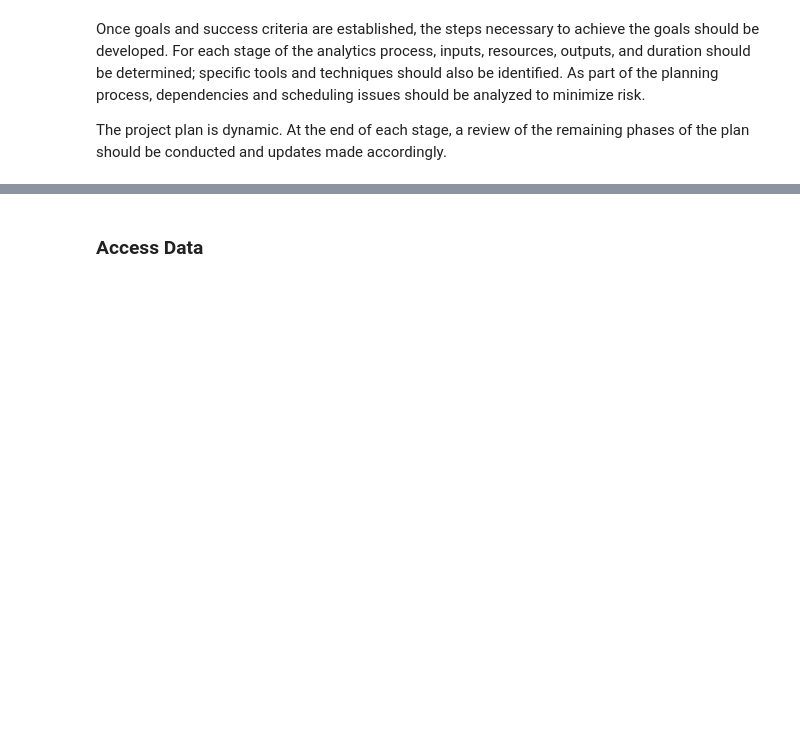
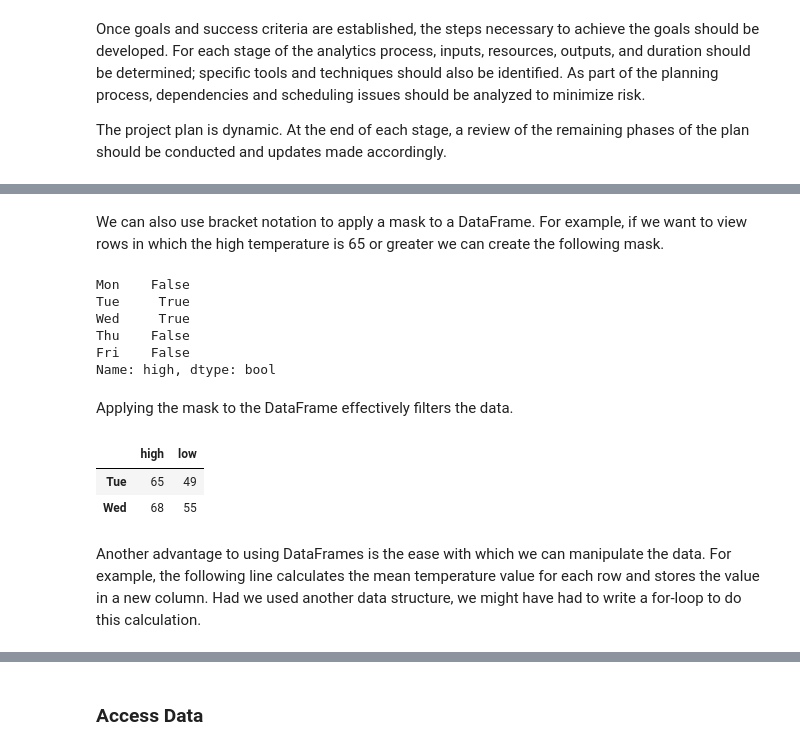
Before and after one commit to zarthur/CSCC-Analytics, a Jupyter notebook: 01-Requirements-Data-Identification.ipynb, the cells around one changed output, grey strips where cells are left out. Drawn from its saved outputs; the diff is of its cells as text; code cells hidden in the pictures; blank space fills up the shorter version.

```diff
--- a/01-Requirements-Data-Identification.ipynb
+++ b/01-Requirements-Data-Identification.ipynb
@@ -297,0 +403,24 @@ forecast[forecast.low >= 52]
+# %% [markdown]
+We can also use bracket notation to apply a mask to a DataFrame.  For example, if we want to view rows in which the high temperature is 65 or greater we can create the following mask.
+# %%
+# create a mask
+mask = forecast.high >= 65
+mask
+# %% [output]
+Mon    False
+Tue     True
+Wed     True
+Thu    False
+Fri    False
+Name: high, dtype: bool
+# %% [markdown]
+Applying the mask to the DataFrame effectively filters the data.
+# %%
+# apply a mask
+forecast[mask]
+# %% [output]
+|  | high | low |
+| Tue | 65 | 49 |
+| Wed | 68 | 55 |
+# %% [markdown]
+Another advantage to using DataFrames is the ease with which we can manipulate the data.  For example, the following line calculates the mean temperature value for each row and stores the value in a new column.  Had we used another data structure, we might have had to write a for-loop to do this calculation.
```
Also changed, not shown: parts of 106 cells of this notebook.
